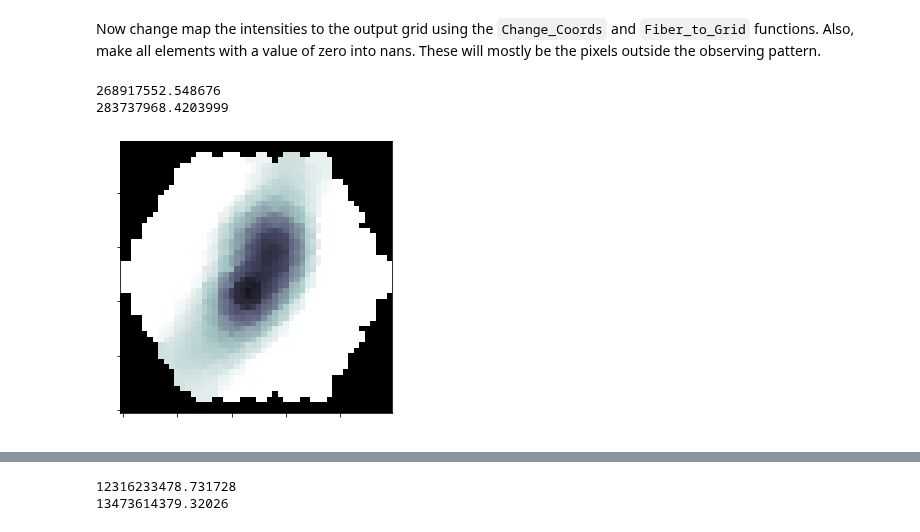
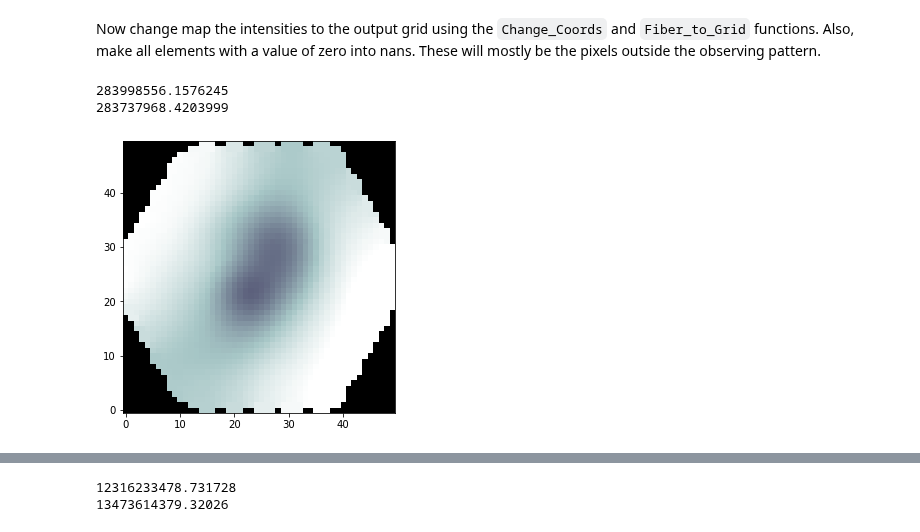
Before and after one commit to cbottrell/RealSim-IFS, a Jupyter notebook: TNG-100_Kinematics_Tests.ipynb, the cells around one changed output, grey strips where cells are left out. Saved outputs shown, nothing was run; the diff lists cells and outputs as text; code cells hidden in the pictures.

Commit message:
Further testing. Added figures.

```diff
--- a/TNG-100_Kinematics_Tests.ipynb
+++ b/TNG-100_Kinematics_Tests.ipynb
@@ -100,18 +79,3 @@ if __name__ == '__main__':
 ## Examine individual cube more closely
 
 Reshape cube to channels first (`Nels`,`spatial_x`,`spatial_y`).
-# %%
-import numpy as np
-from astropy.io import fits
-import matplotlib.pyplot as plt
-import time
-
-losvd_dir = '/home/bottrell/scratch/Merger_Kinematics/LOSVD/TNG100-1/099'
-filename = '{}/kinemetry_datacube_TNG100-1_99_528190_stars_i1.fits'.format(losvd_dir)
-
-data = fits.getdata(filename)
-hdr = fits.getheader(filename)
-data = data.transpose(2,0,1)
-
-fig,ax = plt.subplots(figsize=(5,5))
-ax.imshow(np.log10(np.sum(data,axis=0)),vmin=4.5,vmax=6,origin='lower',cmap='bone_r')
@@ -182,6 +285,7 @@ print(time.time()-start)
 # %% [markdown]
 Now change map the intensities to the output grid using the `Change_Coords` and `Fiber_to_Grid` functions. Also, make all elements with a value of zero into nans. These will mostly be the pixels outside the observing pattern.
 # %%
+data_shape = data.shape
 output_grid_dims = (50,50)
 
 core_x_pixels,core_y_pixels,core_diameter_pixels = RealSim_IFS.Change_Coords(xc_cores_pixels,yc_cores_pixels,diam_cores_pixels,
@@ -190,20 +294,20 @@ core_x_pixels,core_y_pixels,core_diameter_pixels = RealSim_IFS.Change_Coords(xc_
 
 out_cube,weight_map = RealSim_IFS.Fiber_to_Grid(core_arrays,core_x_pixels,core_y_pixels,core_diameter_pixels,
                     grid_dimensions_pixels=output_grid_dims,use_gaussian_weights=True,
-                    gaussian_sigma_pixels=2.,rlim_pixels=3.)
+                    gaussian_sigma_pixels=2.,rlim_pixels=5.)
 
 out_cube[out_cube==0.] = np.nan
 # %%
 import copy
 from matplotlib import cm
 cmap = copy.copy(cm.bone_r)
 cmap.set_bad('black')
 
 fig,ax = plt.subplots(figsize=(5,5))
-ax.imshow(np.log10(np.nansum(out_cube,axis=0)*(50/512)**2),vmin=4.5,vmax=6,origin='lower',cmap=cmap)
+ax.imshow(np.log10(np.nansum(out_cube,axis=0)*(50/512)**2),vmin=4,vmax=7,origin='lower',cmap=cmap)
 print(np.nansum(out_cube[150]))
 print(np.nansum(data[150]))
 # %% [output]
-268917552.548676
+283998556.1576245
 283737968.4203999
-[figure, old version]
+[figure, new version]
```
Also changed, not shown: parts of 9 cells of this notebook, 3 other files.
